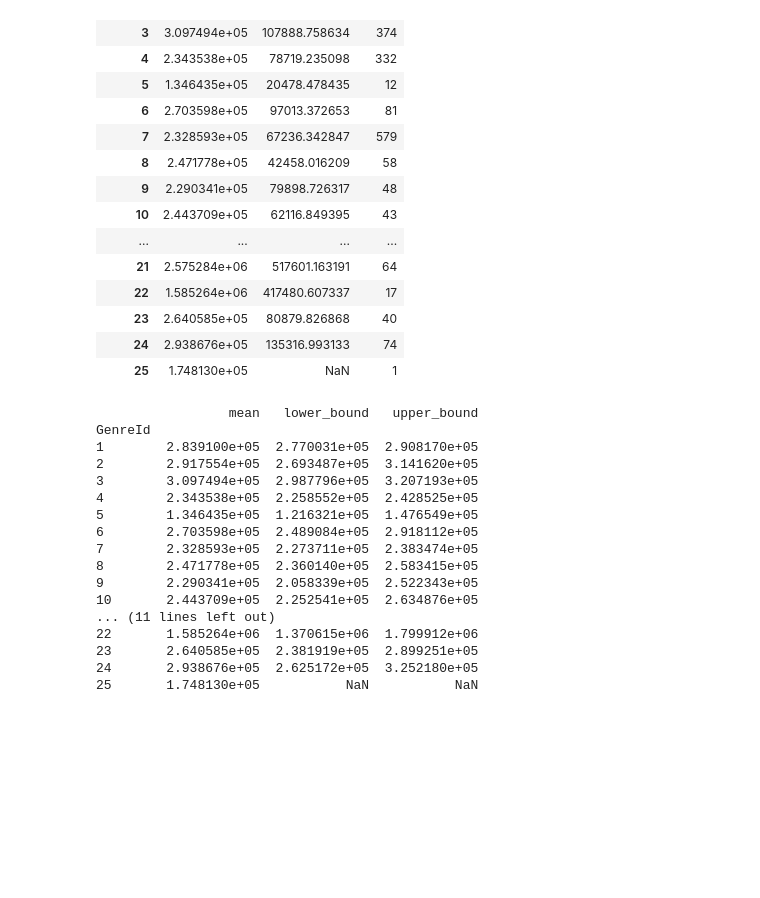
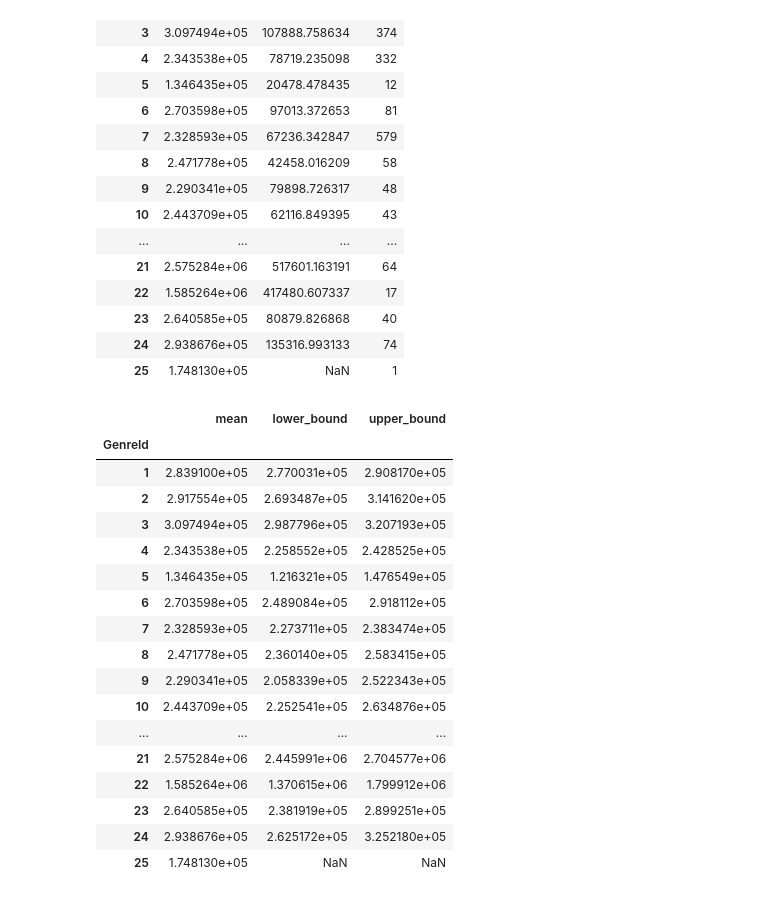
Before and after one commit to Mostafa2rz1/Chinook, a Jupyter notebook: 2.EDA/EDA.ipynb, the cells around one changed output. Saved outputs shown, nothing was run; the diff lists cells and outputs as text; code cells hidden in the pictures; blank space fills up the shorter version.

```diff
--- a/2.EDA/EDA.ipynb
+++ b/2.EDA/EDA.ipynb
@@ -768,28 +768,29 @@ genre_stats
 # %%
 confidence_level = 0.95
 degrees_freedom = genre_stats['count'] - 1
 confidence_interval = stats.t.ppf((1 + confidence_level) / 2, degrees_freedom)
 
 genre_stats['margin_of_error'] = confidence_interval * (genre_stats['std'] / np.sqrt(genre_stats['count']))
 genre_stats['lower_bound'] = genre_stats['mean'] - genre_stats['margin_of_error']
 genre_stats['upper_bound'] = genre_stats['mean'] + genre_stats['margin_of_error']
 
-print(genre_stats[['mean', 'lower_bound', 'upper_bound']])
+genre_stats[['mean', 'lower_bound', 'upper_bound']]
 # %% [output]
-                 mean   lower_bound   upper_bound
-GenreId
-1        2.839100e+05  2.770031e+05  2.908170e+05
-2        2.917554e+05  2.693487e+05  3.141620e+05
-3        3.097494e+05  2.987796e+05  3.207193e+05
-4        2.343538e+05  2.258552e+05  2.428525e+05
-5        1.346435e+05  1.216321e+05  1.476549e+05
-6        2.703598e+05  2.489084e+05  2.918112e+05
-7        2.328593e+05  2.273711e+05  2.383474e+05
-8        2.471778e+05  2.360140e+05  2.583415e+05
-9        2.290341e+05  2.058339e+05  2.522343e+05
-10       2.443709e+05  2.252541e+05  2.634876e+05
-... (11 lines left out)
-22       1.585264e+06  1.370615e+06  1.799912e+06
-23       2.640585e+05  2.381919e+05  2.899251e+05
-24       2.938676e+05  2.625172e+05  3.252180e+05
-25       1.748130e+05           NaN           NaN
+|  | mean | lower_bound | upper_bound |
+| GenreId |  |  |  |
+| 1 | 2.839100e+05 | 2.770031e+05 | 2.908170e+05 |
+| 2 | 2.917554e+05 | 2.693487e+05 | 3.141620e+05 |
+| 3 | 3.097494e+05 | 2.987796e+05 | 3.207193e+05 |
+| 4 | 2.343538e+05 | 2.258552e+05 | 2.428525e+05 |
+| 5 | 1.346435e+05 | 1.216321e+05 | 1.476549e+05 |
+| 6 | 2.703598e+05 | 2.489084e+05 | 2.918112e+05 |
+| 7 | 2.328593e+05 | 2.273711e+05 | 2.383474e+05 |
+| 8 | 2.471778e+05 | 2.360140e+05 | 2.583415e+05 |
+| 9 | 2.290341e+05 | 2.058339e+05 | 2.522343e+05 |
+| 10 | 2.443709e+05 | 2.252541e+05 | 2.634876e+05 |
+| ... | ... | ... | ... |
+| 21 | 2.575284e+06 | 2.445991e+06 | 2.704577e+06 |
+| 22 | 1.585264e+06 | 1.370615e+06 | 1.799912e+06 |
+| 23 | 2.640585e+05 | 2.381919e+05 | 2.899251e+05 |
+| 24 | 2.938676e+05 | 2.625172e+05 | 3.252180e+05 |
+| 25 | 1.748130e+05 | NaN | NaN |
```
Also changed, not shown: parts of 5 cells of this notebook.
